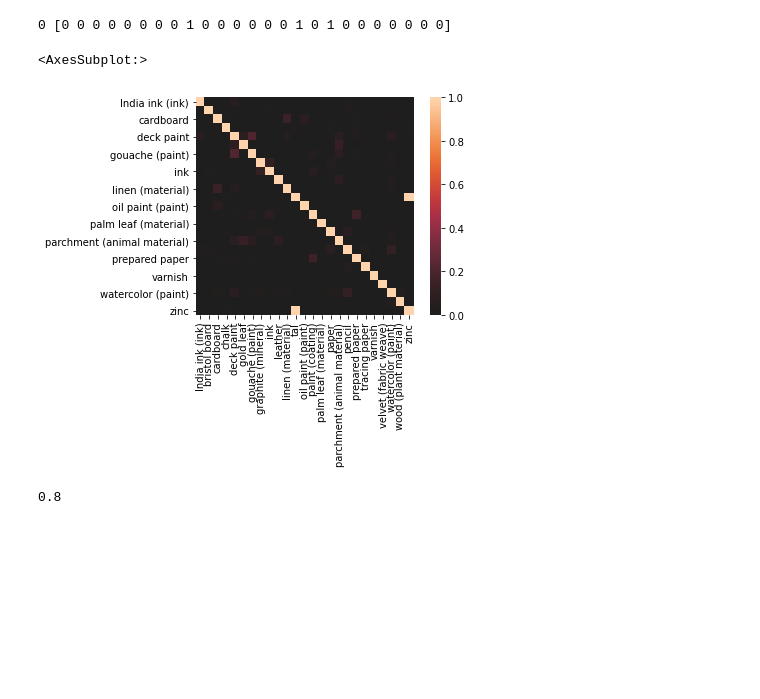
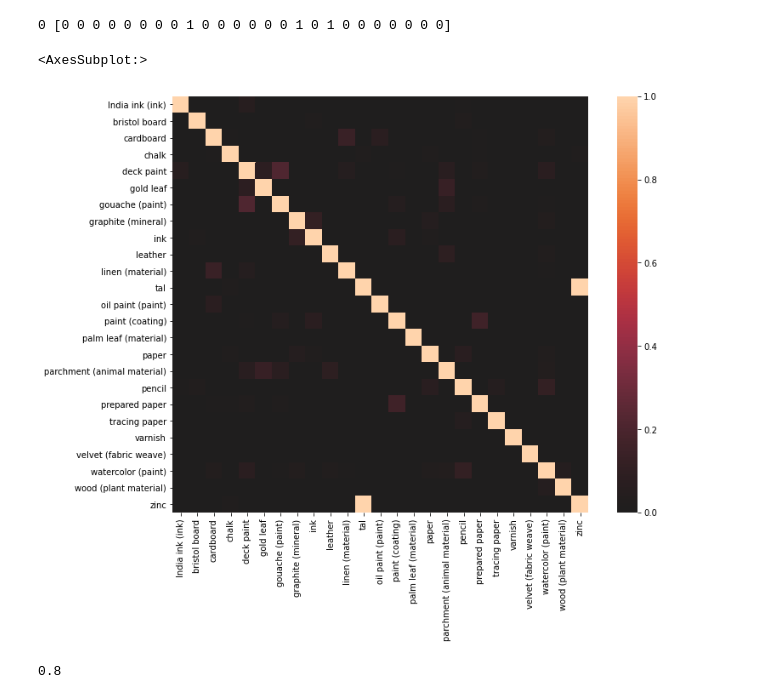
Before and after one commit to junprog/atmaCup11, a Jupyter notebook: EDA.ipynb, the cells around one changed output. Drawn from its saved outputs; the diff is of its cells as text; code cells hidden in the pictures; blank space fills up the shorter version.

```diff
--- a/EDA.ipynb
+++ b/EDA.ipynb
@@ -132,10 +132,11 @@ for name in one_hot_mate:
 one_hot_mate = one_hot_mate.rename(columns=new_name)
 # %%
 df_corr = one_hot_mate.drop('object_id', axis=1).corr()
+fig, ax = plt.subplots(figsize=(12, 9))
 sns.heatmap(df_corr, square=True, vmax=1, vmin=0, center=0)
 # %% [output]
 <AxesSubplot:>
-[figure, old version]
+[figure, new version]
 # %%
 import torch
 def pred_acc(original, predicted):
```
Also changed, not shown: parts of 7 cells of this notebook, 6 other files.
